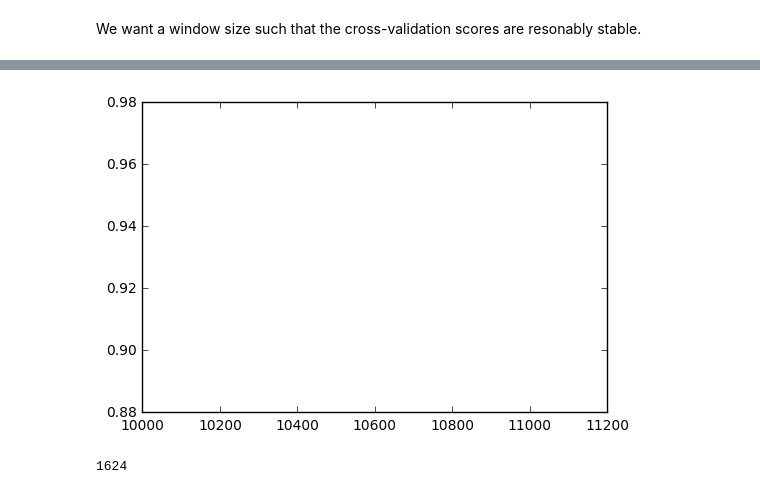
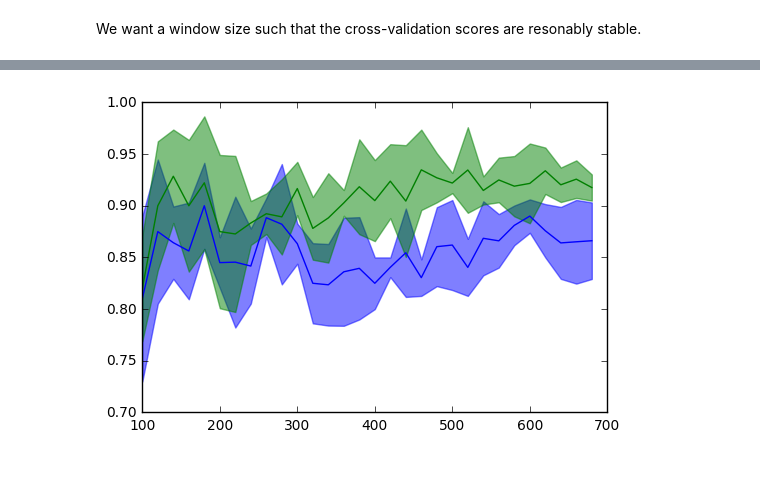
Before and after one commit to IDInteraction/abc-display-tool, a Jupyter notebook: MovingWindow.ipynb, the cells around one changed output, grey strips where cells are left out. Cells and saved outputs as stored; diff of their text form; code cells hidden in the pictures.

Commit message:
Compare random and targetted classification

```diff
--- a/MovingWindow.ipynb
+++ b/MovingWindow.ipynb
@@ -12,13 +13,18 @@ from sklearn import tree
 # %%
 
-participant = abcc.videotracking(framerange=(10530, 15611))
+#participant = abcc.videotracking(framerange=(10530, 15611))
+participant = abcc.videotracking(framerange=(5030, 15611))
 participant.addtrackingdata("/home/zzalsdme/IDInteraction/paper/results/OpenFace/P01_front.openface")
-groundtruth = abcc.loadExternalGroundTruth("/home/zzalsdme/IDInteraction/paper/results/Groundtruth/P01_attention.csv", participant)
+groundtruth = abcc.loadExternalGroundTruth("/home/zzalsdme/IDInteraction/paper/results/Groundtruth/P01_attention.csv", \
+                                           participant)
 # All the potential training frames
 trainingframes = participant.frames
 np.random.shuffle(trainingframes)
 participant.setClassificationMethod("random")
 cvfolds = 5
+
+randparticipant = copy.deepcopy(participant)
+randtrainingframes = trainingframes[:]
 # %% [output]
 Loading tracking data from: /home/zzalsdme/IDInteraction/paper/results/OpenFace/P01_front.openface
 OpenFace input detected
@@ -141,17 +149,13 @@ results = pd.DataFrame.from_items([("startframe", windowstarts),
-# %%
-plt.plot(results["startframe"], results["mean"])
-
-plt.show()
-# %% [output]
-[figure, removed]
-# %%
-# Find the minimum startframe
-minstartframe = results["startframe"].iloc[results["mean"].argmin()]
-
-# Get frames we to classify in this range
-trainingframes = list(set(range(minstartframe, minstartframe + windowsize)) - \
-                      set(participant.getClassifiedFrames().index))
-print len(trainingframes)
-np.random.shuffle(trainingframes)
-# %% [output]
-1624
+# %%
+plt.fill_between(results["classifiedframes"], \
+            results["mean"] - results["std"], results["mean"] + results["std"], \
+                 alpha = 0.5, color="blue")
+
+plt.fill_between(results["classifiedframes"], results["randmean"] - results["randstd"], \
+                 results["randmean"] + results["randstd"], alpha = 0.5, color="green")
+
+plt.plot(results["classifiedframes"], results["mean"], color="blue")
+plt.plot(results["classifiedframes"], results["randmean"], color="green")
+plt.show()
+# %% [output]
+[figure, added]
```
Also changed, not shown: parts of 6 cells of this notebook.
